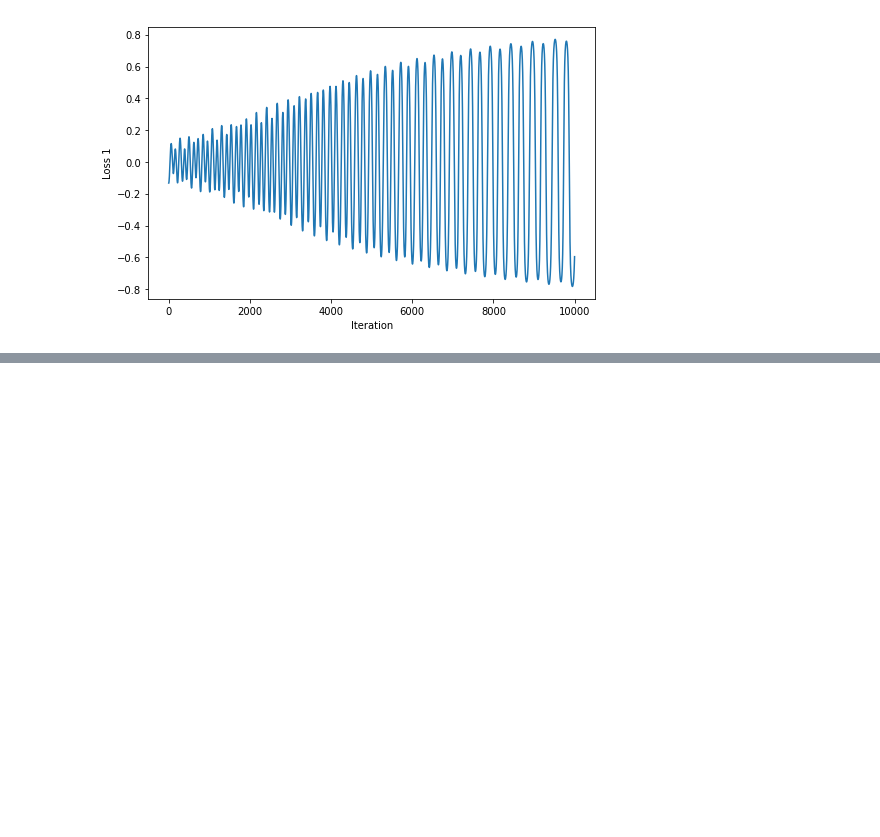
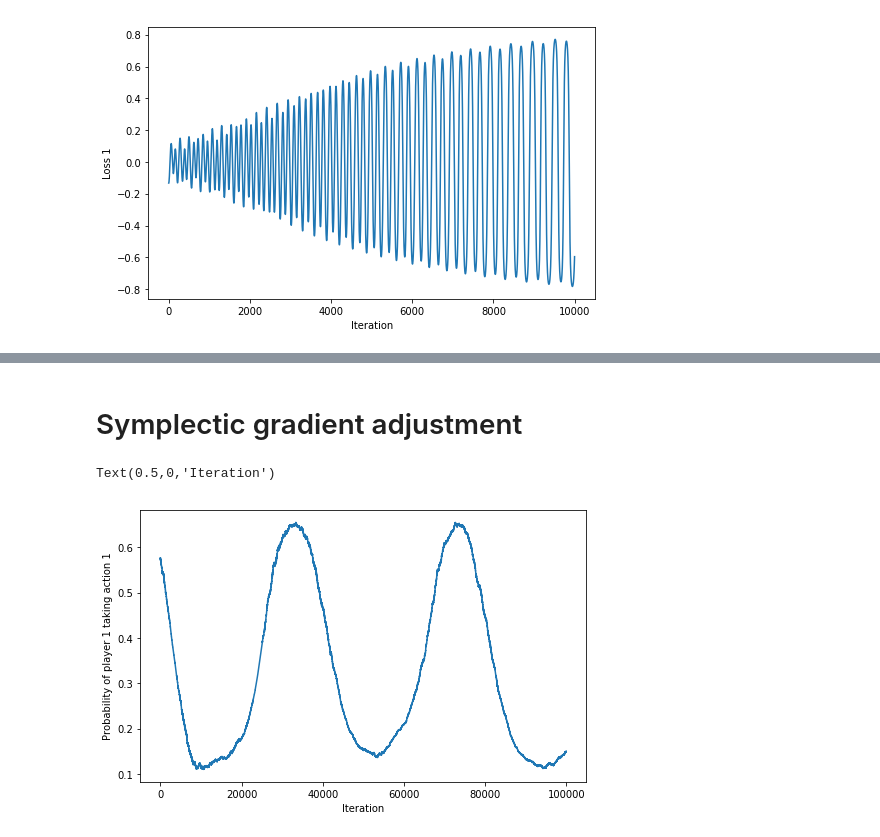
Before and after one commit to alexlyzhov/n-player-games, a Jupyter notebook: rock_paper_scissors.ipynb, the cells around one changed output, grey strips where cells are left out. Saved outputs shown, nothing was run; the diff lists cells and outputs as text; code cells hidden in the pictures; blank space fills up the shorter version.

```diff
--- a/rock_paper_scissors.ipynb
+++ b/rock_paper_scissors.ipynb
@@ -73,14 +152,16 @@ thetas = []
 theta_grads = []
 phi_grads = []
 iters = 10000
+lr = 0.1
 for i in range(iters):
-    theta_grad, phi_grad = get_grads(theta, phi)
-    theta = theta + theta_grad * 0.1
-    phi = phi + phi_grad * 0.1
+    theta_grad, phi_grad = get_simult(theta, phi)
+
+    theta = theta - lr*theta_grad
+    phi = phi - lr*phi_grad
     thetas.append(theta)
     theta_grads.append(theta_grad.tolist())
     phi_grads.append(phi_grad.tolist())
-    losses.append(get_first_loss(theta, phi))
+    losses.append(get_first_reward(theta, phi))
 # %%
 softmaxed = np.array([softmax(theta)[0] for theta in thetas])
 plt.figure(figsize=(8, 5))
@@ -114,0 +228,35 @@ plt.plot(x, y)
+# %% [markdown]
+# Symplectic gradient adjustment
+# %%
+theta = np.asarray([1, 0, 0], dtype=float)
+phi = np.asarray([0, 0, 1], dtype=float)
+losses = []
+thetas = []
+theta_grads = []
+phi_grads = []
+iters = 100000
+lr = 0.001
+for i in range(iters):
+    theta_grad, phi_grad = get_simult(theta, phi)
+
+    hess = get_hess(get_first_loss, get_second_loss, theta, phi)
+    a = (hess - hess.T) / 2  # antisymmetric comp
+    adj = a.T @ np.concatenate([theta_grad, phi_grad])  # adjustment
+    theta_grad += adj[:theta_grad.shape[0]]
+    phi_grad += adj[theta_grad.shape[0]:]
+
+    theta = theta - lr*theta_grad
+    phi = phi - lr*phi_grad
+    thetas.append(theta)
+    theta_grads.append(theta_grad.tolist())
+    phi_grads.append(phi_grad.tolist())
+    losses.append(get_first_loss(theta, phi))
+# %%
+softmaxed = np.array([softmax(theta)[0] for theta in thetas])
+plt.figure(figsize=(8, 5))
+plt.plot(softmaxed)
+plt.ylabel('Probability of player 1 taking action 1')
+plt.xlabel('Iteration')
+# %% [output]
+Text(0.5,0,'Iteration')
+[figure, added]
```
Also changed, not shown: parts of 14 cells of this notebook.
